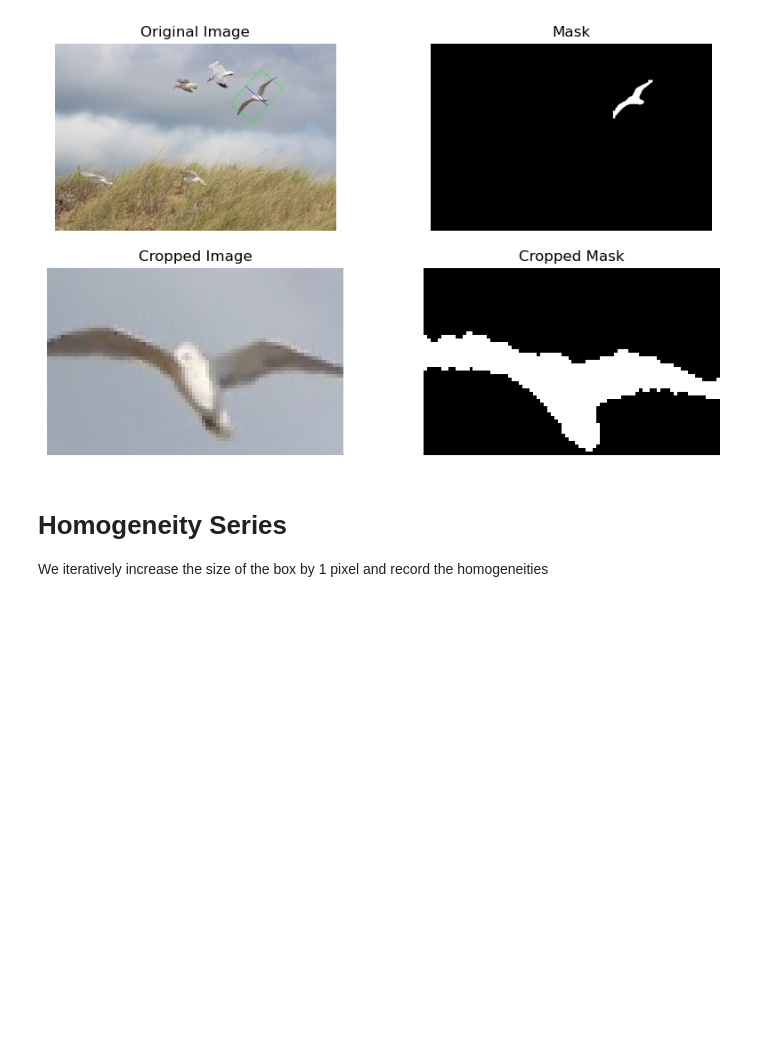
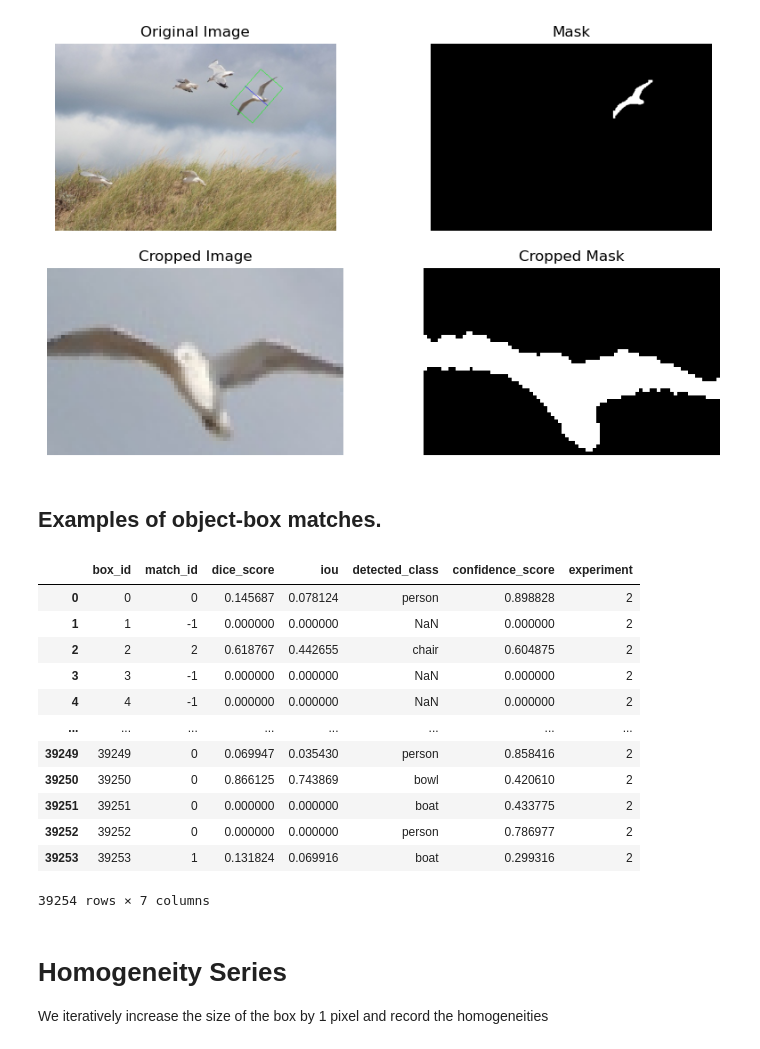
Before and after one commit to GMuradas99/Symmetry-Object-Detection-Analysis, a Jupyter notebook: homogeneity_threshold.ipynb, the cells around one changed output. Drawn from its saved outputs; the diff is of its cells as text; code cells hidden in the pictures; blank space fills up the shorter version.

```diff
--- a/homogeneity_threshold.ipynb
+++ b/homogeneity_threshold.ipynb
@@ -66,6 +67,43 @@ ax[1, 1].axis('off')
 plt.show()
 # %% [output]
 [figure]
+# %% [markdown]
+## Examples of object-box matches.
+# %%
+img_num = 0
+row_idx = 0
+
+image_files = os.listdir('images/images_nat')
+
+image_name = image_files[img_num]
+
+image = cv2.imread('images/images_nat/' + image_name)
+image = cv2.cvtColor(image, cv2.COLOR_BGR2RGB)
+
+box_matches
+
+
+
+
+# mask = results[image_name].masks[0].data.cpu().numpy()[0]
+# mask = cv2.resize(mask, (results[image_name].orig_shape[1], results[image_name].orig_shape[0]), interpolation=cv2.INTER_NEAREST).astype(np.uint8)
+
+
+# plt.imshow(image)
+# %% [output]
+|  | box_id | match_id | dice_score | iou | detected_class | confidence_score | experiment |
+| 0 | 0 | 0 | 0.145687 | 0.078124 | person | 0.898828 | 2 |
+| 1 | 1 | -1 | 0.000000 | 0.000000 | NaN | 0.000000 | 2 |
+| 2 | 2 | 2 | 0.618767 | 0.442655 | chair | 0.604875 | 2 |
+| 3 | 3 | -1 | 0.000000 | 0.000000 | NaN | 0.000000 | 2 |
+| 4 | 4 | -1 | 0.000000 | 0.000000 | NaN | 0.000000 | 2 |
+| ... | ... | ... | ... | ... | ... | ... | ... |
+| 39249 | 39249 | 0 | 0.069947 | 0.035430 | person | 0.858416 | 2 |
+| 39250 | 39250 | 0 | 0.866125 | 0.743869 | bowl | 0.420610 | 2 |
+| 39251 | 39251 | 0 | 0.000000 | 0.000000 | boat | 0.433775 | 2 |
+| 39252 | 39252 | 0 | 0.000000 | 0.000000 | person | 0.786977 | 2 |
+| 39253 | 39253 | 1 | 0.131824 | 0.069916 | boat | 0.299316 | 2 |
+39254 rows × 7 columns
 # %% [markdown]
 # Homogeneity Series
 
```
Also changed, not shown: parts of 5 cells of this notebook, 8 other files.
